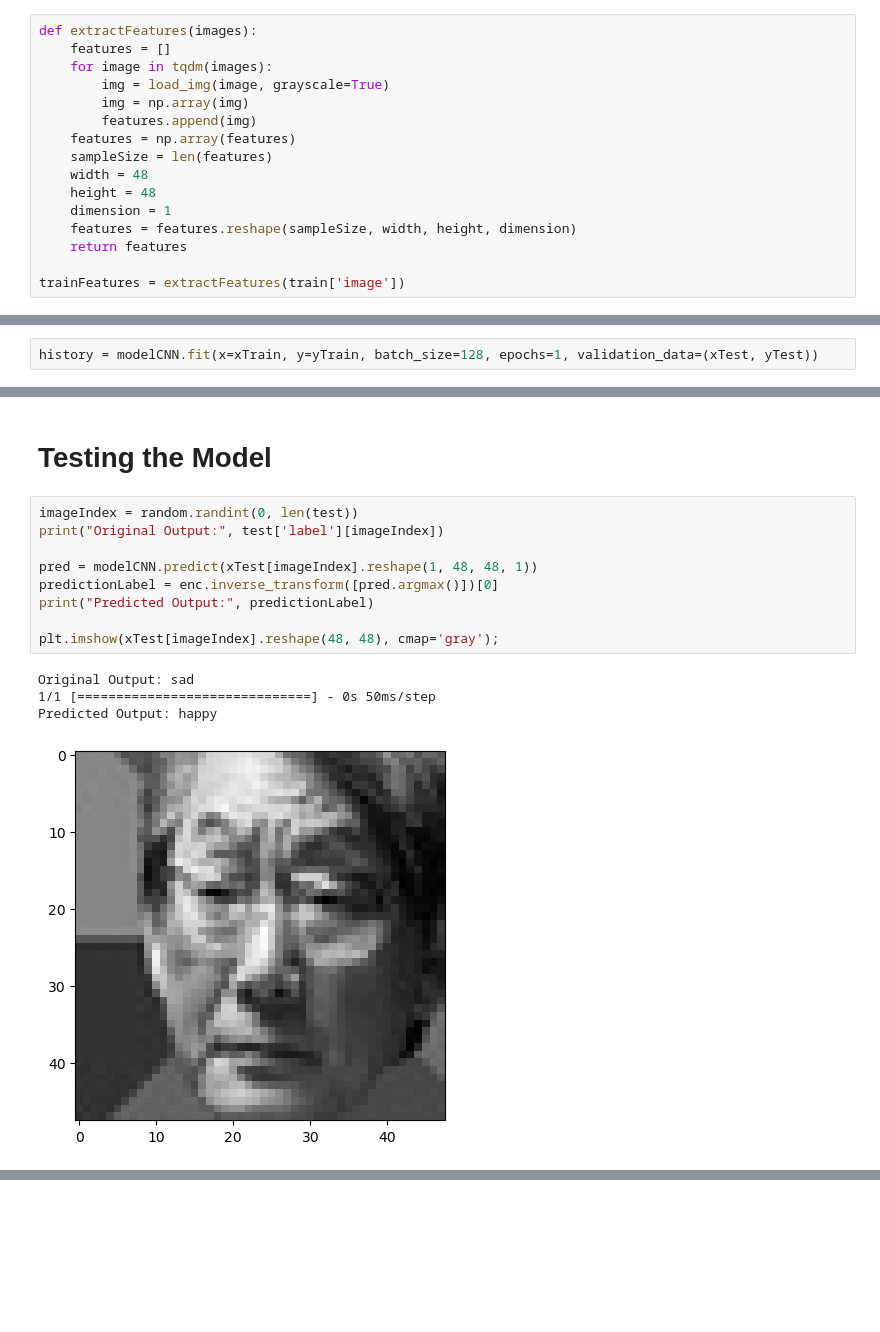
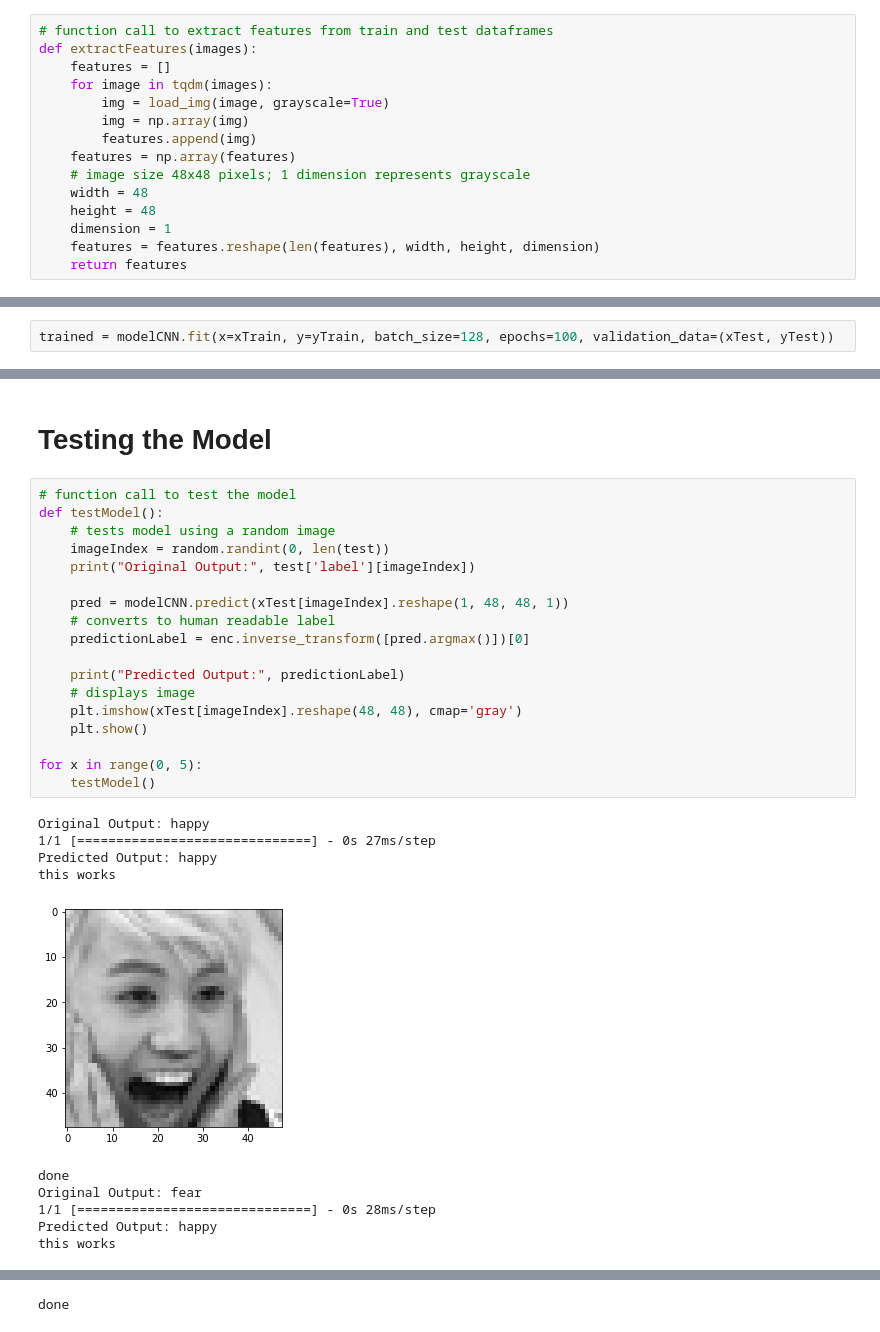
Before and after one commit to elisa-arenas/Emotion-Recognition-Deep-Learning, a Jupyter notebook: facialRecognition.ipynb, the cells around one changed output, grey strips where cells are left out. Saved outputs shown, nothing was run; the diff lists cells and outputs as text; blank space fills up the shorter version.

Commit message:
updated training

```diff
--- a/facialRecognition.ipynb
+++ b/facialRecognition.ipynb
@@ -106,6 +94,7 @@ test.head()
 # %% [markdown]
 # Extracting Features
 # %%
+# function call to extract features from train and test dataframes
 def extractFeatures(images):
     features = []
     for image in tqdm(images):
@@ -113,11 +102,9 @@ def extractFeatures(images):
         img = np.array(img)
         features.append(img)
     features = np.array(features)
-    sampleSize = len(features)
+    # image size 48x48 pixels; 1 dimension represents grayscale
     width = 48
     height = 48
     dimension = 1
-    features = features.reshape(sampleSize, width, height, dimension)
+    features = features.reshape(len(features), width, height, dimension)
     return features
-
-trainFeatures = extractFeatures(train['image'])
@@ -189,5 +177,5 @@ modelCNN.compile(optimizer='adam', loss='categorical_crossentropy', metrics='acc
 # %% [markdown]
 # Training the Model
 # %%
-history = modelCNN.fit(x=xTrain, y=yTrain, batch_size=128, epochs=1, validation_data=(xTest, yTest))
+trained = modelCNN.fit(x=xTrain, y=yTrain, batch_size=128, epochs=100, validation_data=(xTest, yTest))
 # %% [output]
@@ -221,16 +198,31 @@ plt.show()
 # %% [markdown]
 # Testing the Model
 # %%
-imageIndex = random.randint(0, len(test))
-print("Original Output:", test['label'][imageIndex])
+# function call to test the model
+def testModel():
+    # tests model using a random image
+    imageIndex = random.randint(0, len(test))
+    print("Original Output:", test['label'][imageIndex])
 
-pred = modelCNN.predict(xTest[imageIndex].reshape(1, 48, 48, 1))
-predictionLabel = enc.inverse_transform([pred.argmax()])[0]
-print("Predicted Output:", predictionLabel)
+    pred = modelCNN.predict(xTest[imageIndex].reshape(1, 48, 48, 1))
+    # converts to human readable label
+    predictionLabel = enc.inverse_transform([pred.argmax()])[0]
 
-plt.imshow(xTest[imageIndex].reshape(48, 48), cmap='gray');
+    print("Predicted Output:", predictionLabel)
+    # displays image
+    plt.imshow(xTest[imageIndex].reshape(48, 48), cmap='gray')
+    plt.show()
+
+for x in range(0, 5):
+    testModel()
 # %% [output]
-Original Output: sad
-1/1 [==============================] - 0s 50ms/step
+Original Output: happy
+1/1 [==============================] - 0s 27ms/step
 Predicted Output: happy
+this works
-[figure, old version]
+[figure, new version]
+done
+Original Output: fear
+1/1 [==============================] - 0s 28ms/step
+Predicted Output: happy
+this works
@@ -236,0 +248 @@ Predicted Output: happy
+done
```
Also changed, not shown: parts of 12 cells of this notebook.
